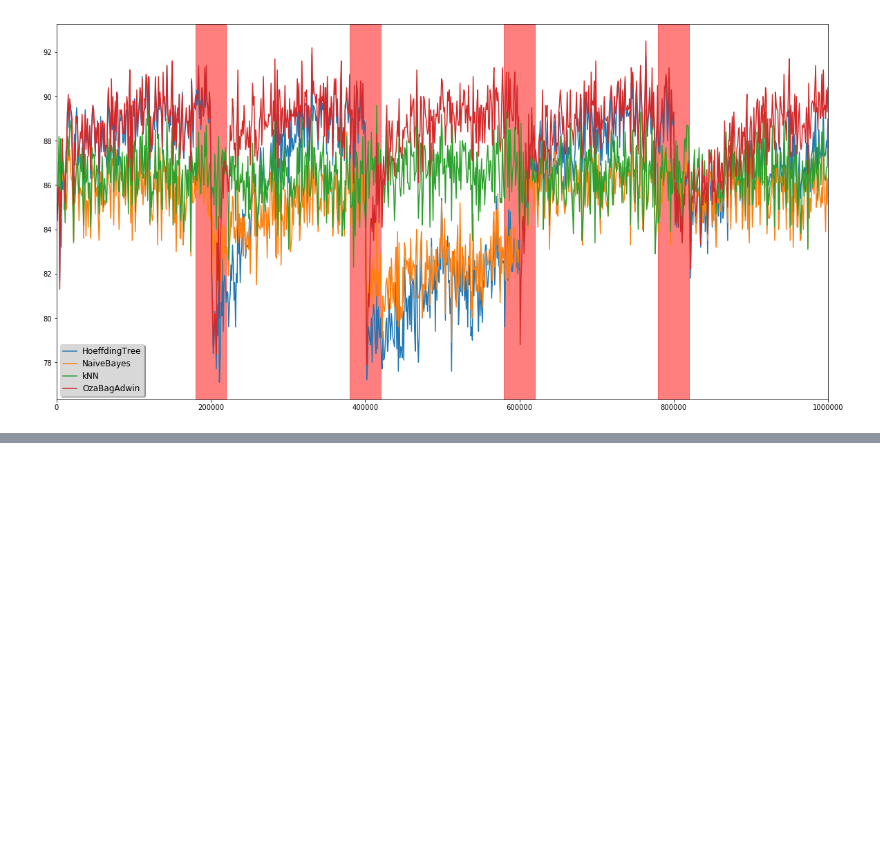
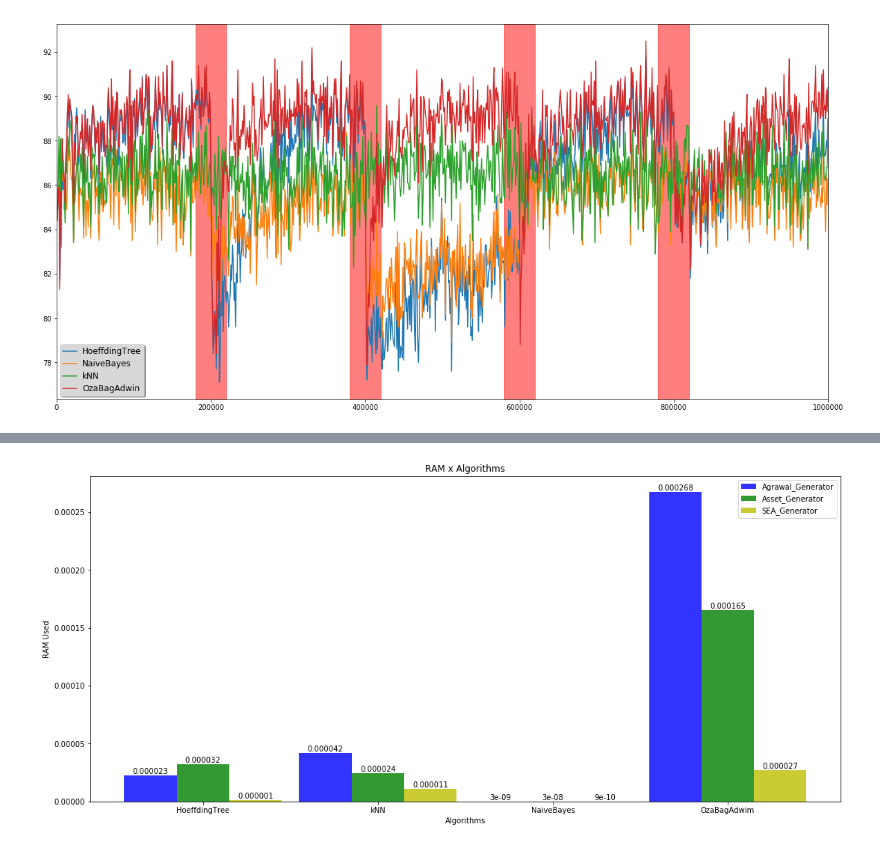
Before and after one commit to Oracy/MOA, a Jupyter notebook: Notebook/Trabalho_Jean.ipynb, the cells around one changed output, grey strips where cells are left out. Saved outputs shown, nothing was run; the diff lists cells and outputs as text; code cells hidden in the pictures; blank space fills up the shorter version.

```diff
--- a/Notebook/Trabalho_Jean.ipynb
+++ b/Notebook/Trabalho_Jean.ipynb
@@ -471,31 +471,33 @@ rects3 = plt.bar(index + bar_width + bar_width, SEA_Generator, bar_width,
 plt.xlabel('Algorithms')
 plt.ylabel('RAM Used')
 plt.title('RAM x Algorithms')
-plt.xticks(index + bar_width, ('Agrawal_Generator', 'Asset_Generator', 'SEA_Generator', 'Knn'))
+plt.xticks(index + bar_width, ('HoeffdingTree', 'kNN', 'NaiveBayes', 'OzaBagAdwim'))
 plt.legend()
 
 
 def autolabel(rects):
     """
     Attach a text label above each bar displaying its height
     """
     count=0
     for rect in rects:
         height = rect.get_height()
         if(count == 2):
             plt.text(rect.get_x() + rect.get_width()/2., height,
                 '%.g' % float(height),
                 ha='center', va='bottom')
             count = 0
         else:
             plt.text(rect.get_x() + rect.get_width()/2., height,
                 '%f' % float(height),
                 ha='center', va='bottom')
             count+=1
 
 
 autolabel(rects1)
 autolabel(rects2)
 autolabel(rects3)
 
 plt.show()
+# %% [output]
+[figure, added]
```
Also changed, not shown: parts of 1 cell of this notebook, 1 other file.
